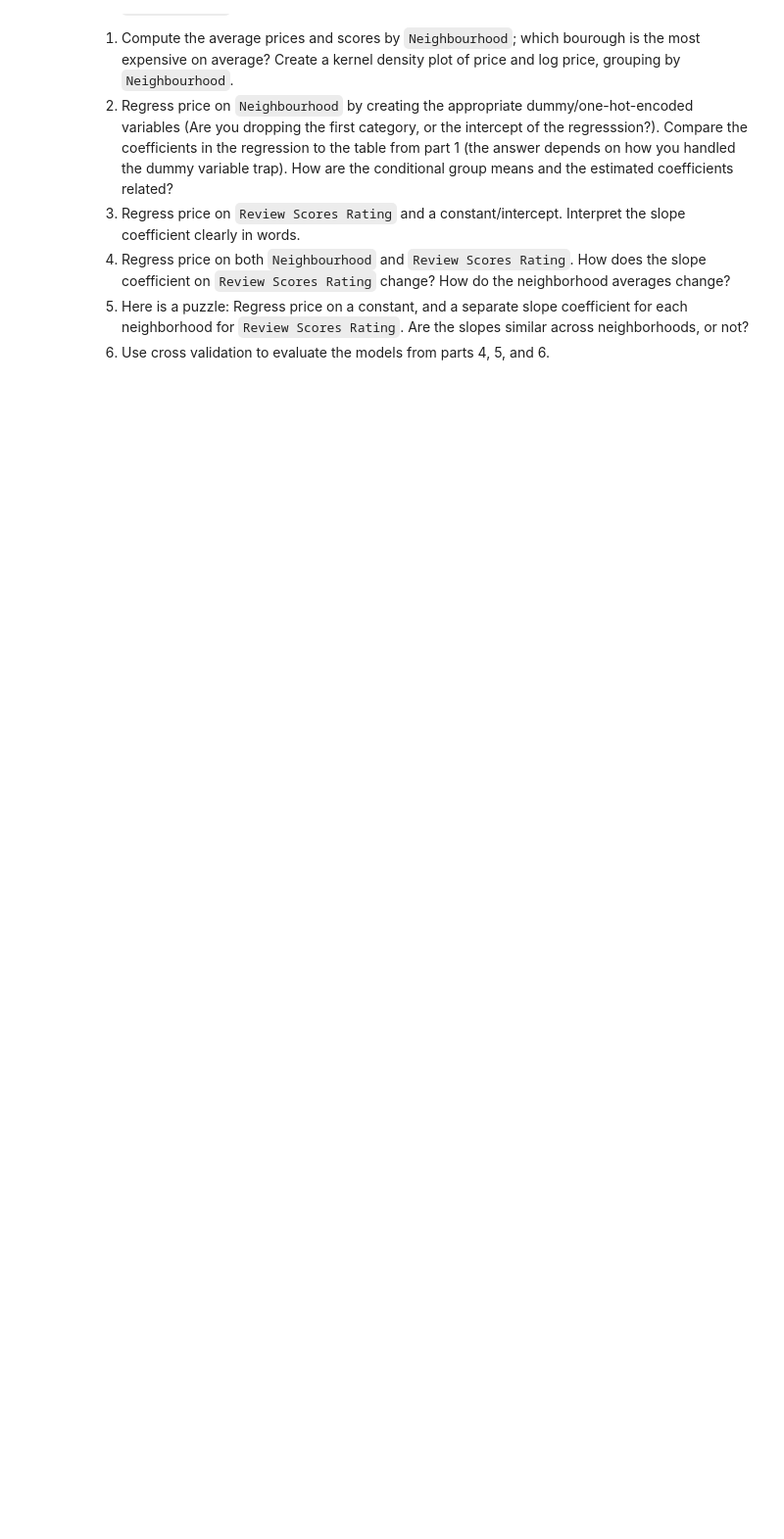
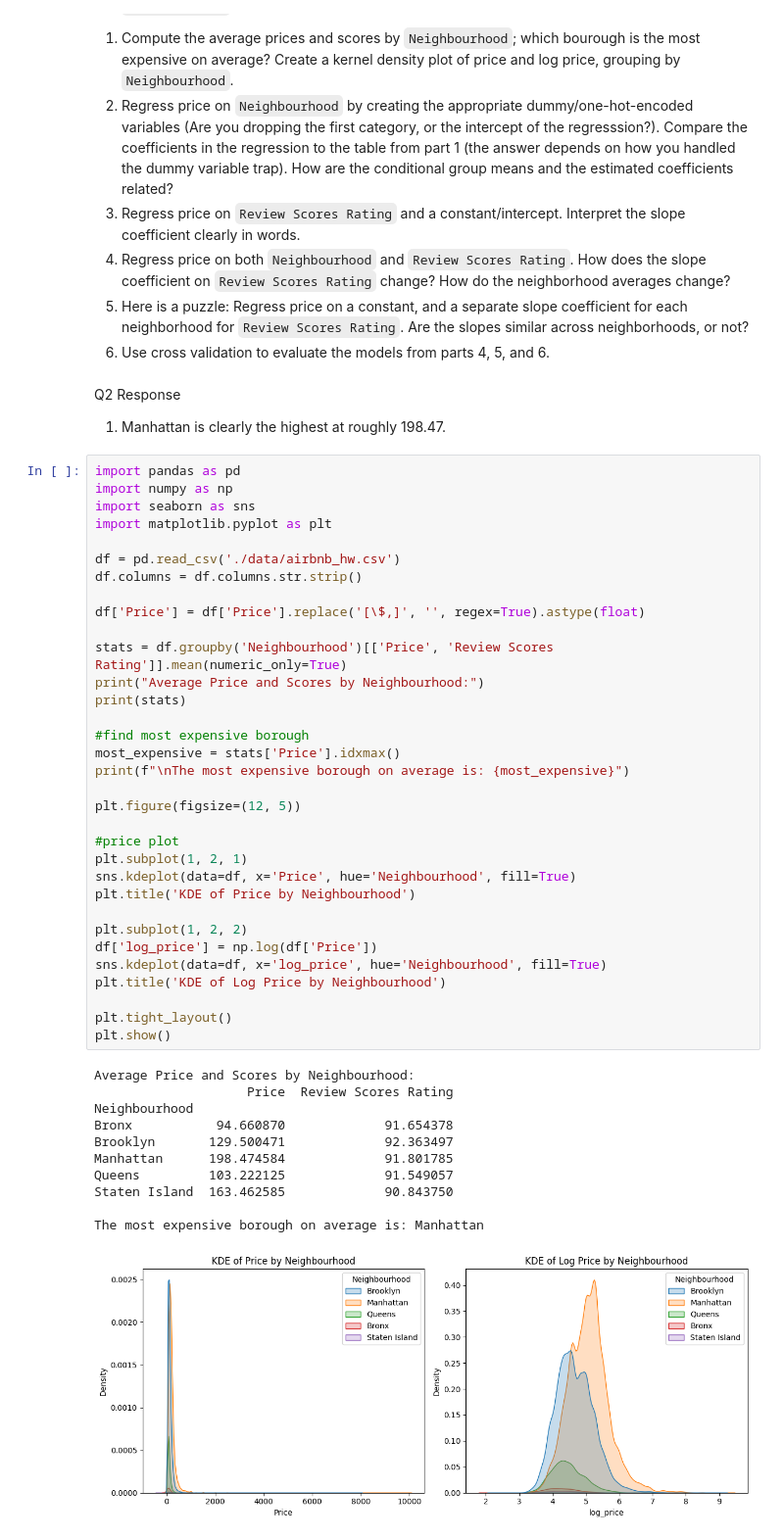
Before and after one commit to skang0812/undergrad_ml_assignments, a Jupyter notebook: 03_assignment_linear_models.ipynb, the cells around one changed output. Shown at 98% size. Drawn from its saved outputs; the diff is of its cells as text; blank space fills up the shorter version.

```diff
--- a/03_assignment_linear_models.ipynb
+++ b/03_assignment_linear_models.ipynb
@@ -27,3 +52,52 @@
 4. Regress price on both `Neighbourhood` and `Review Scores Rating`. How does the slope coefficient on `Review Scores Rating` change? How do the neighborhood averages change?
 5. Here is a puzzle: Regress price on a constant, and a separate slope coefficient for each neighborhood for `Review Scores Rating`. Are the slopes similar across neighborhoods, or not?
 6. Use cross validation to evaluate the models from parts 4, 5, and 6.
+# %% [markdown]
+Q2 Response
+
+1. Manhattan is clearly the highest at roughly 198.47.
+# %%
+import pandas as pd
+import numpy as np
+import seaborn as sns
+import matplotlib.pyplot as plt
+
+df = pd.read_csv('./data/airbnb_hw.csv')
+df.columns = df.columns.str.strip()
+
+df['Price'] = df['Price'].replace('[\$,]', '', regex=True).astype(float)
+
+stats = df.groupby('Neighbourhood')[['Price', 'Review Scores Rating']].mean(numeric_only=True)
+print("Average Price and Scores by Neighbourhood:")
+print(stats)
+
+#find most expensive borough
+most_expensive = stats['Price'].idxmax()
+print(f"\nThe most expensive borough on average is: {most_expensive}")
+
+plt.figure(figsize=(12, 5))
+
+#price plot
+plt.subplot(1, 2, 1)
+sns.kdeplot(data=df, x='Price', hue='Neighbourhood', fill=True)
+plt.title('KDE of Price by Neighbourhood')
+
+plt.subplot(1, 2, 2)
+df['log_price'] = np.log(df['Price'])
+sns.kdeplot(data=df, x='log_price', hue='Neighbourhood', fill=True)
+plt.title('KDE of Log Price by Neighbourhood')
+
+plt.tight_layout()
+plt.show()
+# %% [output]
+Average Price and Scores by Neighbourhood:
+                    Price  Review Scores Rating
+Neighbourhood
+Bronx           94.660870             91.654378
+Brooklyn       129.500471             92.363497
+Manhattan      198.474584             91.801785
+Queens         103.222125             91.549057
+Staten Island  163.462585             90.843750
+
+The most expensive borough on average is: Manhattan
+[figure, added]
```
Also changed, not shown: parts of 31 cells of this notebook.
